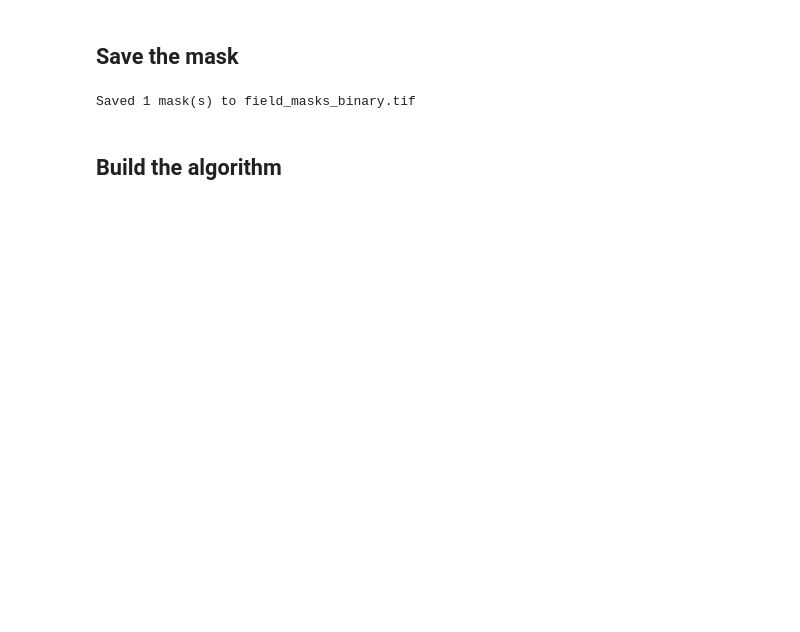
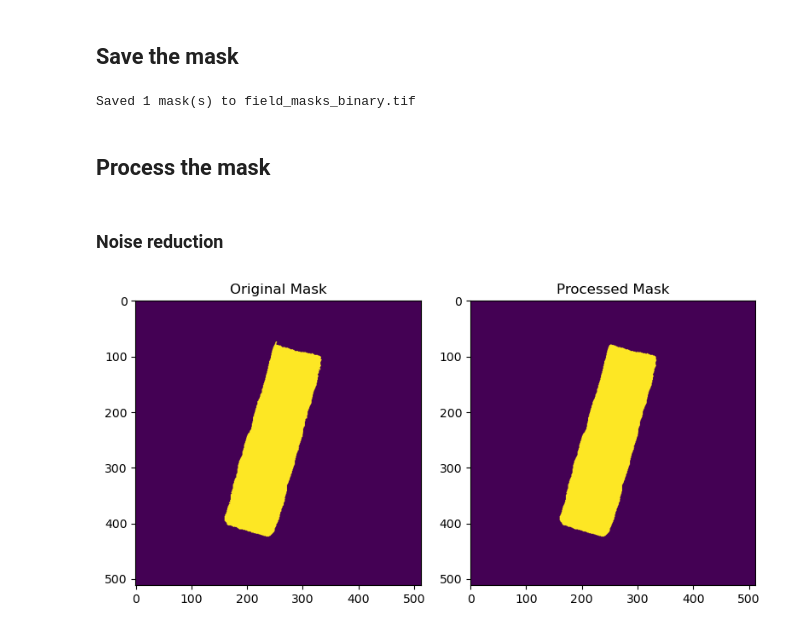
Before and after one commit to geonextgis/WBCrop, a Jupyter notebook: notebooks/01_preprocessing/01_segment_field_using_SAM3.ipynb, the cells around one changed output. Saved outputs shown, nothing was run; the diff lists cells and outputs as text; code cells hidden in the pictures; blank space fills up the shorter version.

```diff
--- a/notebooks/01_preprocessing/01_segment_field_using_SAM3.ipynb
+++ b/notebooks/01_preprocessing/01_segment_field_using_SAM3.ipynb
@@ -93,4 +102,2 @@ Found one object.
 # %% [output]
 Saved 1 mask(s) to field_masks_binary.tif
-# %% [markdown]
-## Build the algorithm
@@ -178,0 +104,48 @@ if __name__ == "__main__":
+# %% [markdown]
+## Process the mask
+# %% [markdown]
+### Noise reduction
+# %%
+# Read the mask
+with rio.open("field_masks_binary.tif", "r") as src:
+    mask = src.read(1)
+    meta = src.meta
+
+mask = mask.astype(bool)
+
+# Remove small patches
+min_size = int((mask.shape[0] * mask.shape[1]) * 0.02)  # <2% area
+mask_cleaned = remove_small_objects(mask, min_size=min_size)
+
+# Morphological opening (remove salt noise)
+mask_cleaned = binary_opening(mask_cleaned, disk(3))
+
+# Morphological closing (fill small gaps)
+mask_cleaned = binary_closing(mask_cleaned, disk(3))
+
+# Fill holes inside fields
+mask_cleaned = binary_fill_holes(mask_cleaned)
+
+mask_cleaned = mask_cleaned.astype(np.uint8)
+
+# Save the cleaned mask
+meta.update({"dtype": "uint8", "count": 1, "compress": "lzw"})
+
+# Save
+with rio.open("field_masks_binary_cleaned.tif", "w", **meta) as dst:
+    dst.write(mask_cleaned, 1)
+# %%
+# Plot the data
+fig, axes = plt.subplots(nrows=1, ncols=2, figsize=(4 * 2, 4))
+axes = axes.flatten()
+
+axes[0].imshow(mask)
+axes[1].imshow(mask_cleaned)
+
+axes[0].set_title("Original Mask")
+axes[1].set_title("Processed Mask")
+
+plt.tight_layout()
+plt.show()
+# %% [output]
+[figure, added]
```
Also changed, not shown: parts of 7 cells of this notebook, 3 other files.
